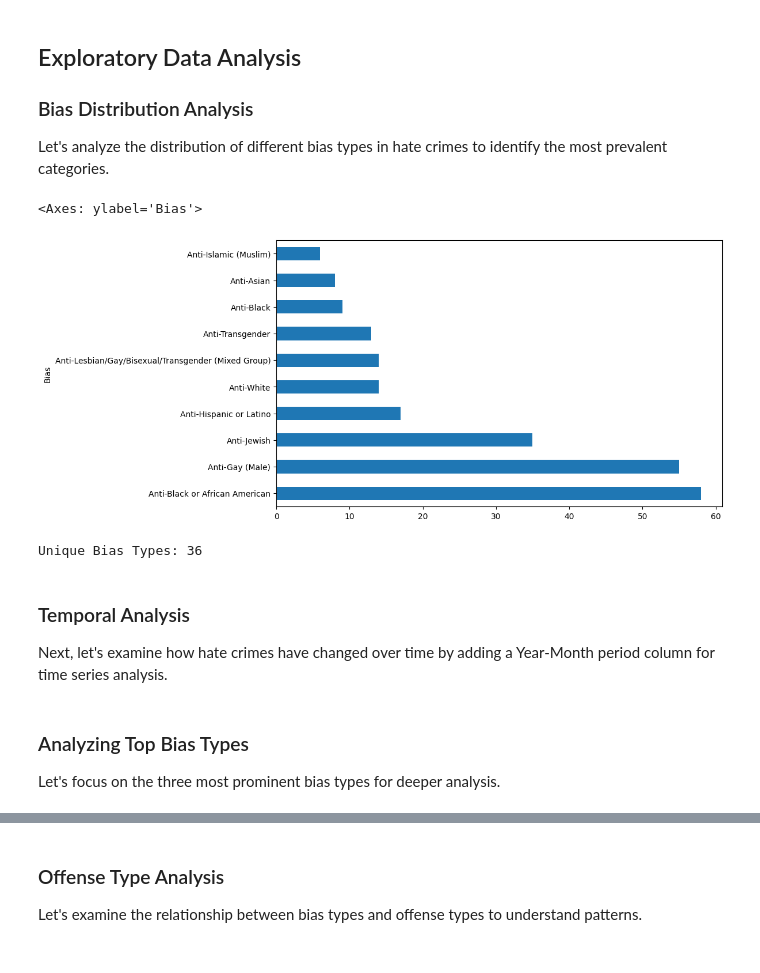
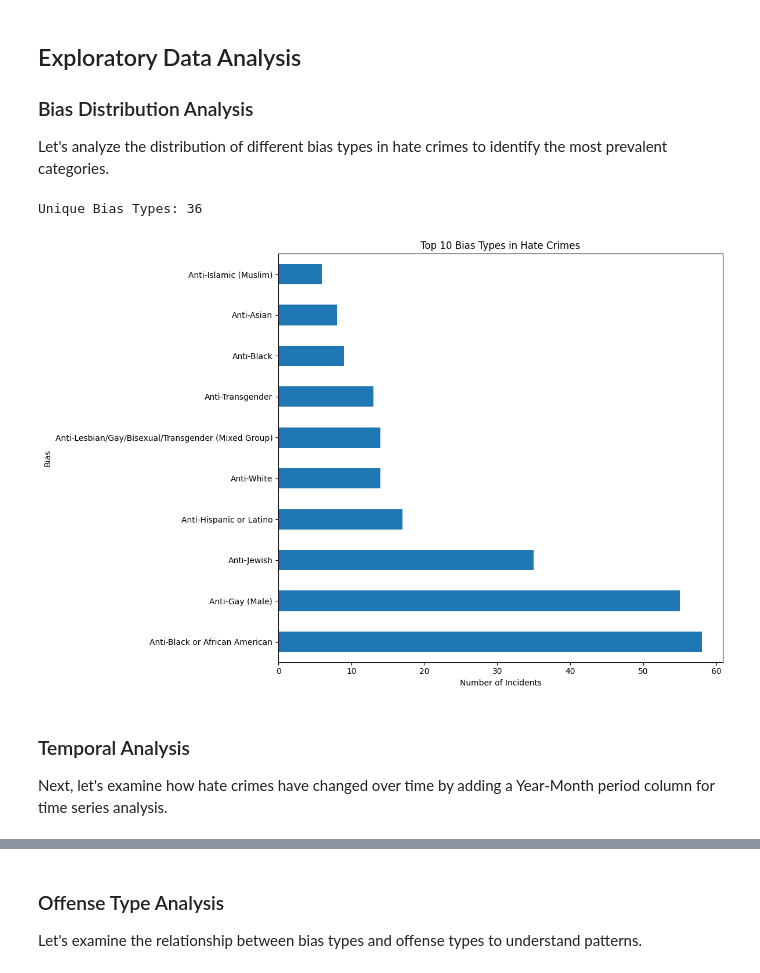
Before and after one commit to Valiarkk/hate-crime-data-mining, a Jupyter notebook: notebooks/hate-crime.ipynb, the cells around one changed output, grey strips where cells are left out. Drawn from its saved outputs; the diff is of its cells as text; code cells hidden in the pictures.

```diff
--- a/notebooks/hate-crime.ipynb
+++ b/notebooks/hate-crime.ipynb
@@ -21,10 +50,12 @@ First, we'll import the necessary libraries and load the hate crime dataset from
 # %%
 # Import required libraries for data analysis and visualization
 import pandas as pd
+import numpy as np
 import matplotlib.pyplot as plt
+import seaborn as sns
 
-# Load the hate crime dataset from CSV file
-df = pd.read_csv("hate-crime_2017-2025.csv")
+# Load the hate crime dataset from CSV file (using relative path)
+df = pd.read_csv("../hate-crime_2017-2025.csv")
 
 df.info()
 # %% [output]
@@ -154,19 +166,3 @@ print(df['Number of Victims under 18'].unique())
 ### Bias Distribution Analysis
 
 Let's analyze the distribution of different bias types in hate crimes to identify the most prevalent categories.
-# %%
-# Ensure 'Number of Victims under 18' is properly converted to numeric (repeated for confirmation)
-df['Number of Victims under 18'] = pd.to_numeric(df['Number of Victims under 18'], errors='coerce')
-
-bias_counts.head(10).plot(kind='barh', figsize=(10,6))
-# %% [output]
-<Axes: ylabel='Bias'>
-[figure, removed]
-# %%
-print("Unique Bias Types:", df['Bias'].nunique())
-
-# Check for missing values in victim and offender count columns
-df[['Number of Victims under 18', 'Number of Victims over 18',
-    'Number of Offenders under 18', 'Number of Offenders over 18']].isnull().sum()
-# %% [output]
-Unique Bias Types: 36
@@ -179,3 +169,18 @@ df['Year-Month'] = df['Date of Incident'].dt.to_period('M')
+# %%
+# Count occurrences of each bias type
+bias_counts = df['Bias'].value_counts()
+print("Unique Bias Types:", df['Bias'].nunique())
+
+# Visualize the top 10 most common bias types in horizontal bar chart
+plt.figure(figsize=(12, 8))
+bias_counts.head(10).plot(kind='barh')
+plt.title('Top 10 Bias Types in Hate Crimes')
+plt.xlabel('Number of Incidents')
+plt.tight_layout()
+plt.show()
+# %% [output]
+Unique Bias Types: 36
+[figure, added]
 # %% [markdown]
 ### Temporal Analysis
 
@@ -189,4 +187,0 @@ bias_counts = df['Bias'].value_counts()
-# %% [markdown]
-### Analyzing Top Bias Types
-
-Let's focus on the three most prominent bias types for deeper analysis.
```
Also changed, not shown: parts of 69 cells of this notebook, 4 other files.
